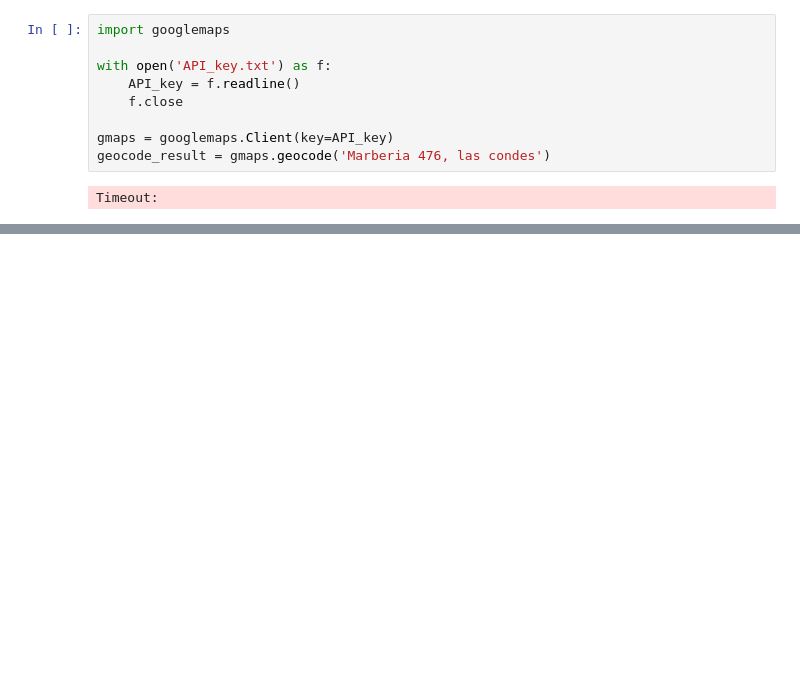
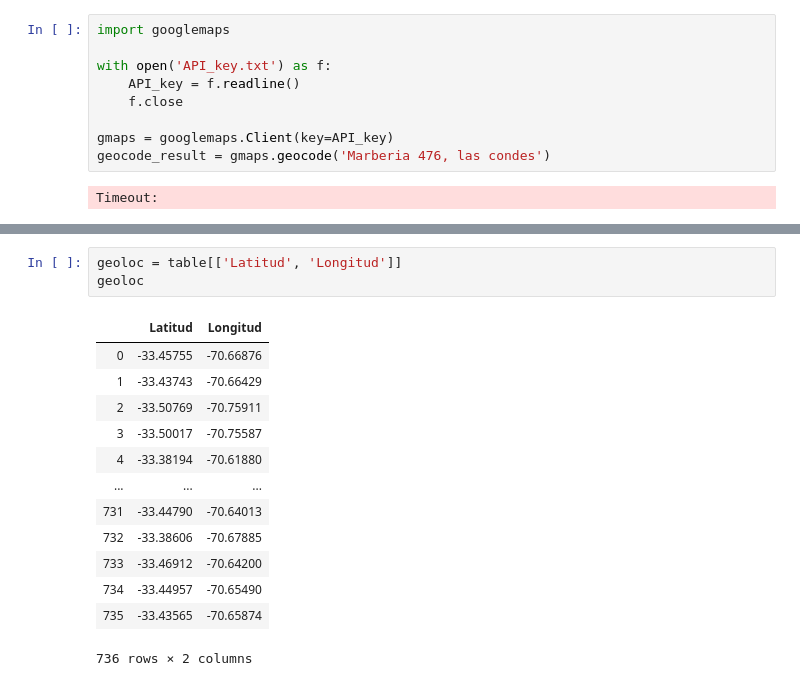
Before and after one commit to FranLucchini/imfd-taller2019, a Jupyter notebook: Untitled.ipynb, the cells around one changed output, grey strips where cells are left out. Cells and saved outputs as stored; diff of their text form; blank space fills up the shorter version.

```diff
--- a/Untitled.ipynb
+++ b/Untitled.ipynb
@@ -36,0 +89,17 @@ Timeout:
+# %%
+geoloc = table[['Latitud', 'Longitud']]
+geoloc
+# %% [output]
+|  | Latitud | Longitud |
+| 0 | -33.45755 | -70.66876 |
+| 1 | -33.43743 | -70.66429 |
+| 2 | -33.50769 | -70.75911 |
+| 3 | -33.50017 | -70.75587 |
+| 4 | -33.38194 | -70.61880 |
+| ... | ... | ... |
+| 731 | -33.44790 | -70.64013 |
+| 732 | -33.38606 | -70.67885 |
+| 733 | -33.46912 | -70.64200 |
+| 734 | -33.44957 | -70.65490 |
+| 735 | -33.43565 | -70.65874 |
+736 rows × 2 columns
```
Also changed, not shown: parts of 21 cells of this notebook, 4 other files.
